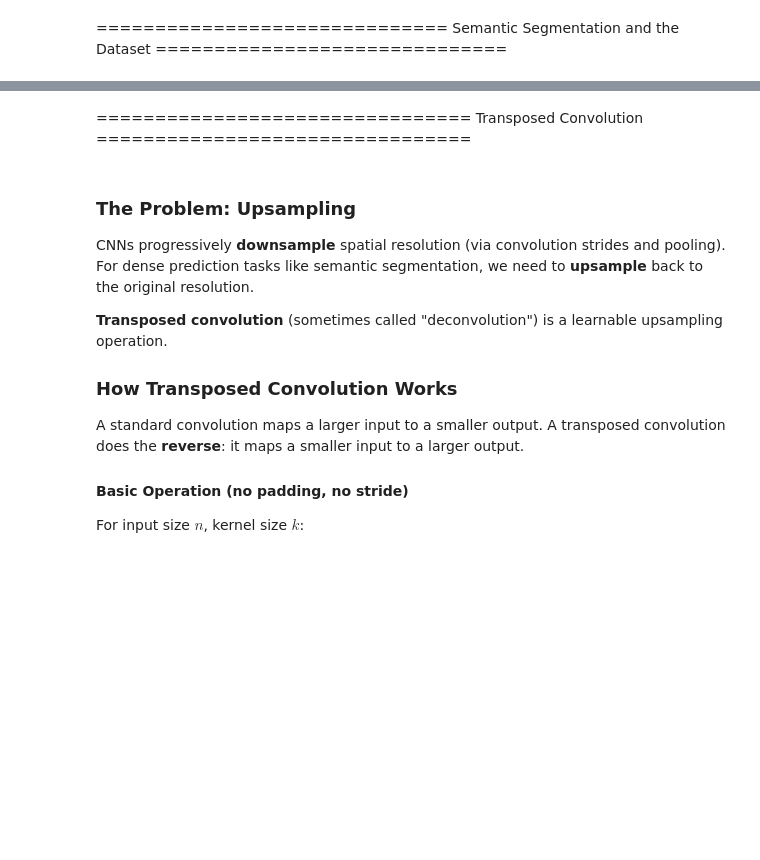
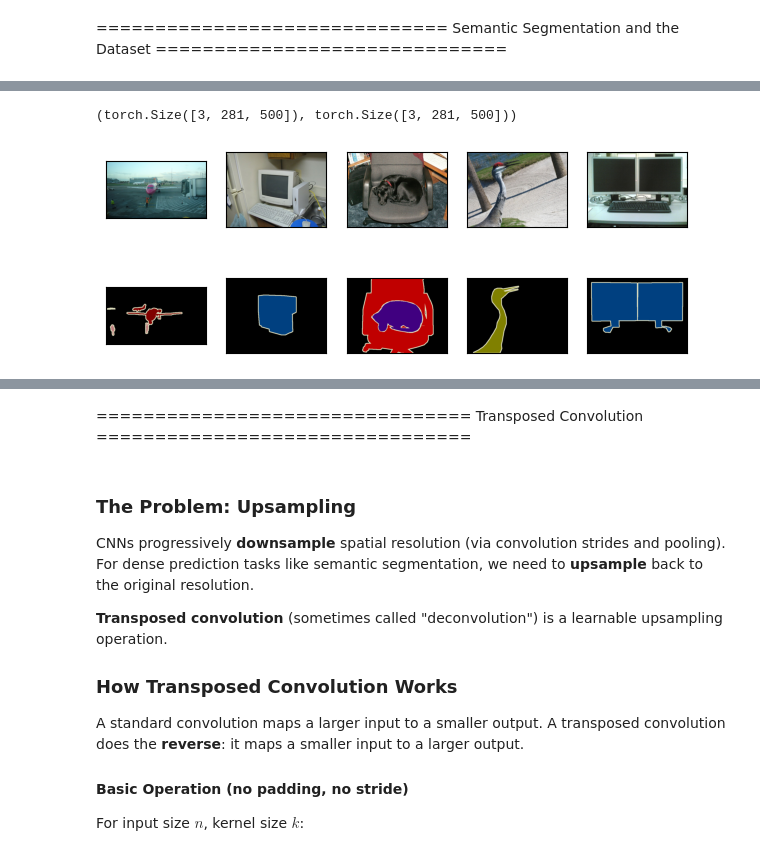
Before and after one commit to huiminyan2017/pytorch-d2l, a Jupyter notebook: notebooks/14_computer_vision.ipynb, the cells around one changed output, grey strips where cells are left out. Drawn from its saved outputs; the diff is of its cells as text; code cells hidden in the pictures; blank space fills up the shorter version.

```diff
--- a/notebooks/14_computer_vision.ipynb
+++ b/notebooks/14_computer_vision.ipynb
@@ -690,5 +823,4 @@ show_bboxes(fig.axes, anchors * bbox_scale, ['0', '1', '2', '3', '4']);
 # %%
-labels = multibox_target(anchors.unsqueeze(dim=0),
-                         ground_truth.unsqueeze(dim=0))
+labels = multibox_target(anchors.unsqueeze(dim=0), ground_truth.unsqueeze(dim=0))
 # %%
 labels[2]
@@ -1011,4 +1296,9 @@ def cls_predictor(num_inputs, num_anchors, num_classes):
 # %%
+# Bounding-box head: for each anchor, predict 4 offsets (dx, dy, dw, dh).
 def bbox_predictor(num_inputs, num_anchors):
-    return nn.Conv2d(num_inputs, num_anchors * 4, kernel_size=3, padding=1)
+    return nn.Conv2d(
+        in_channels=num_inputs,
+        out_channels=num_anchors * 4,
+        kernel_size=3,
+        padding=1)
 # %%
@@ -1320,0 +1798,37 @@ def voc_rand_crop(feature, label, height, width):
+# %%
+#@save
+def read_voc_images(voc_dir, is_train=True):
+    """Read VOC feature images and semantic label maps."""
+    # train.txt / val.txt lists sample IDs used by VOC segmentation splits.
+    txt_fname = os.path.join(voc_dir, 'ImageSets', 'Segmentation',
+                             'train.txt' if is_train else 'val.txt')
+    # Label masks are color images; each RGB color encodes one class index.
+    mode = torchvision.io.image.ImageReadMode.RGB
+    with open(txt_fname, 'r') as f:
+        images = f.read().split()
+
+    features, labels = [], []
+    for fname in images:
+        # Features: natural images (H, W, 3) loaded as CHW tensors.
+        features.append(torchvision.io.read_image(os.path.join(
+            voc_dir, 'JPEGImages', f'{fname}.jpg')))
+        # Labels: semantic masks where each pixel color corresponds to a class.
+        labels.append(torchvision.io.read_image(os.path.join(
+            voc_dir, 'SegmentationClass' ,f'{fname}.png'), mode))
+    return features, labels
+
+# train_features: list of images([3, 281, 500])
+train_features, train_labels = read_voc_images(voc_dir, True)
+train_features[0].shape, train_labels[0].shape
+# %% [output]
+(torch.Size([3, 281, 500]), torch.Size([3, 281, 500]))
+# %%
+# Visual sanity check: top row = input images, bottom row = their color masks.
+n = 5
+
+# imges : List: [train_image1, train_image2, ..., train_image5, train_label1, train_label2, ..., train_label5]
+imgs = train_features[:n] + train_labels[:n]
+imgs = [img.permute(1, 2, 0) for img in imgs]
+d2l.show_images(imgs, 2, n);
+# %% [output]
+[figure, added]
```
Also changed, not shown: parts of 68 cells of this notebook, 7 other files.
